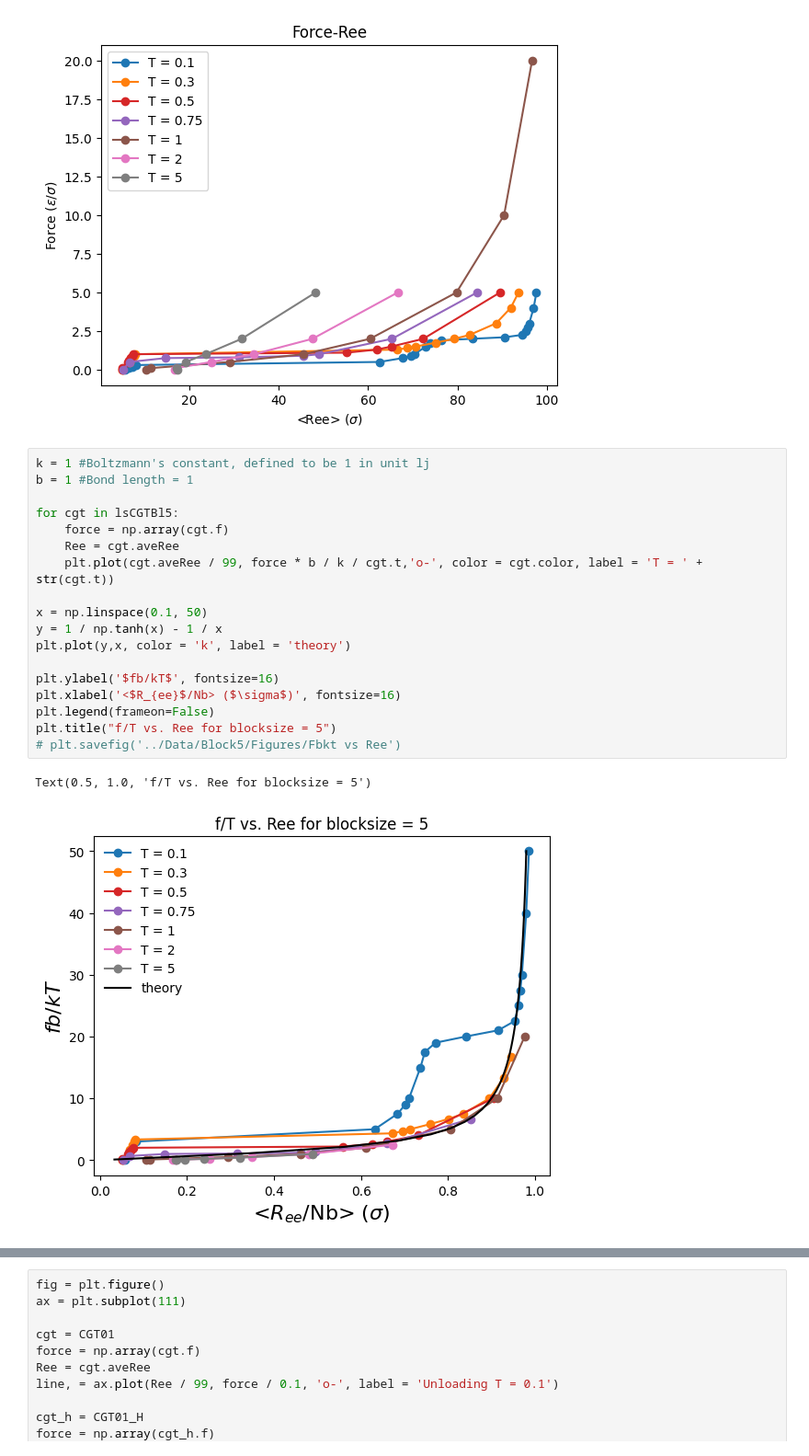
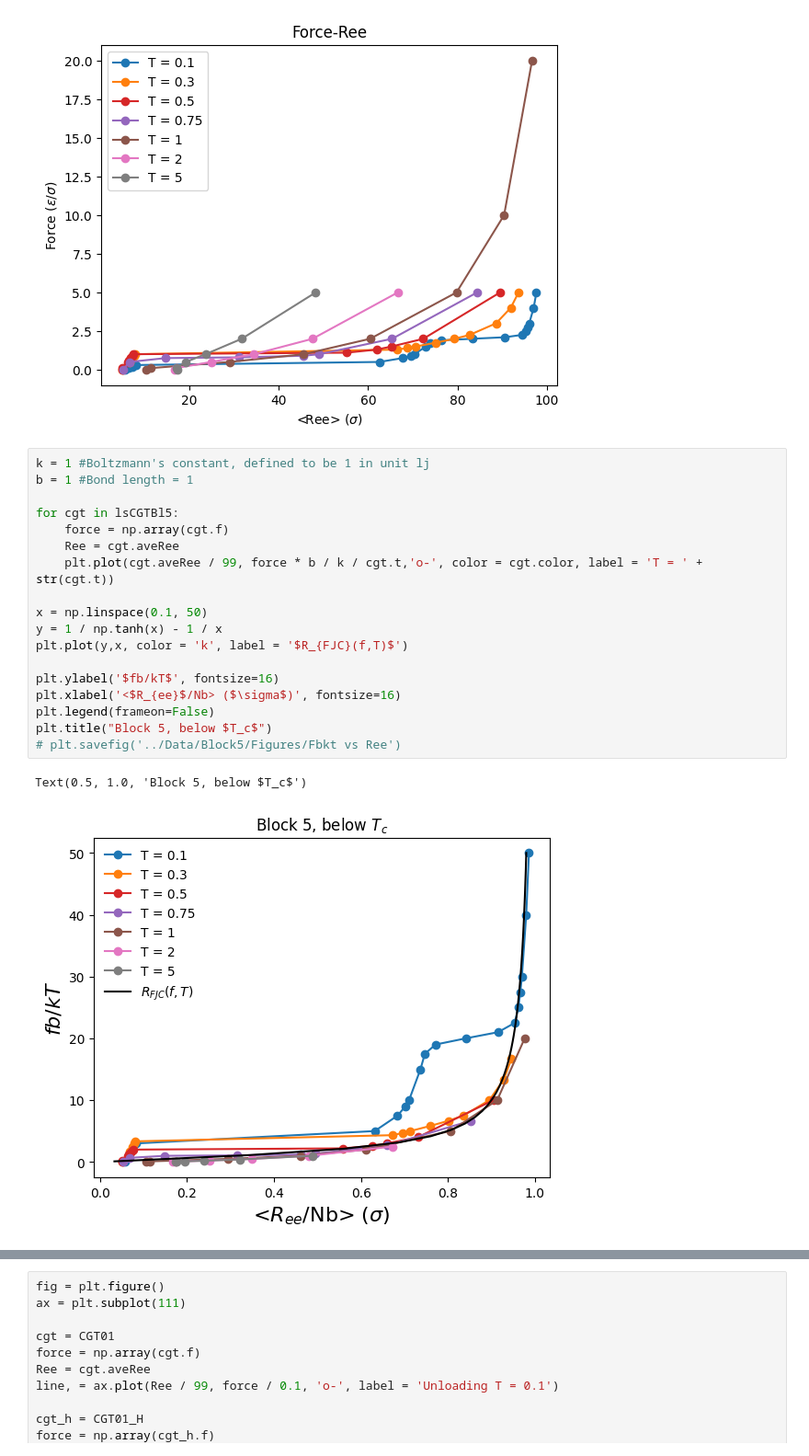
Before and after one commit to VagrantHyp/Code, a Jupyter notebook: Block5.ipynb, the cells around one changed output, grey strips where cells are left out. Shown at 92% size. Drawn from its saved outputs; the diff is of its cells as text.

```diff
--- a/Block5.ipynb
+++ b/Block5.ipynb
@@ -48,21 +48,21 @@ Text(0.5, 1.0, 'Force-Ree')
 # %%
 k = 1 #Boltzmann's constant, defined to be 1 in unit lj
 b = 1 #Bond length = 1
 
 for cgt in lsCGTBl5:
     force = np.array(cgt.f)
     Ree = cgt.aveRee
     plt.plot(cgt.aveRee / 99, force * b / k / cgt.t,'o-', color = cgt.color, label = 'T = ' + str(cgt.t))
 
 x = np.linspace(0.1, 50)
 y = 1 / np.tanh(x) - 1 / x
-plt.plot(y,x, color = 'k', label = 'theory')
+plt.plot(y,x, color = 'k', label = '$R_{FJC}(f,T)$')
 
 plt.ylabel('$fb/kT$', fontsize=16)
 plt.xlabel('<$R_{ee}$/Nb> ($\sigma$)', fontsize=16)
 plt.legend(frameon=False)
-plt.title("f/T vs. Ree for blocksize = 5")
+plt.title("Block 5, below $T_c$")
 # plt.savefig('../Data/Block5/Figures/Fbkt vs Ree')
 # %% [output]
-Text(0.5, 1.0, 'f/T vs. Ree for blocksize = 5')
+Text(0.5, 1.0, 'Block 5, below $T_c$')
-[figure, old version]
+[figure, new version]
```
Also changed, not shown: parts of 4 cells of this notebook, 3 other files.
